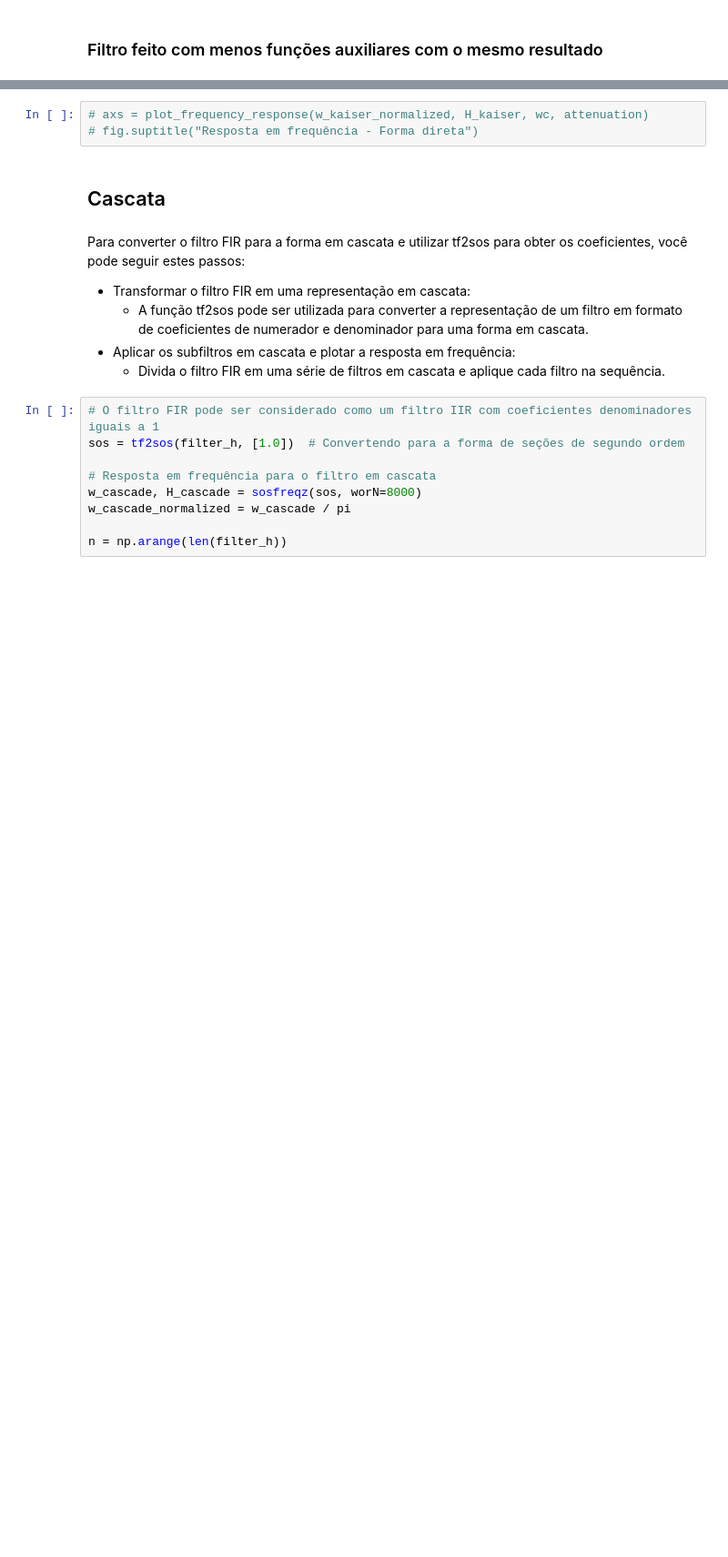
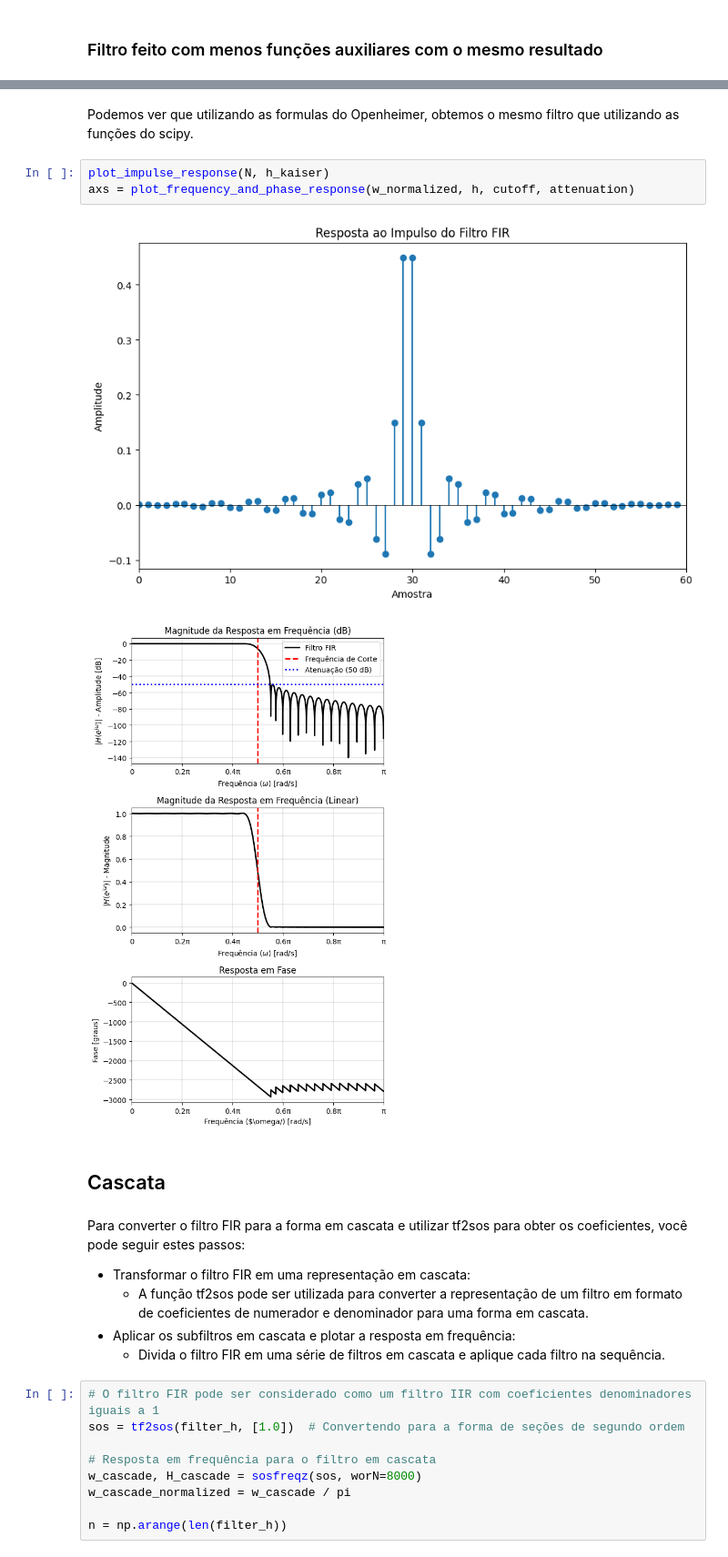
Before and after one commit to IvonLuiz/FIR_Filter_WindowMethod, a Jupyter notebook: notebook/FIR.ipynb, the cells around one changed output, grey strips where cells are left out. Shown at 91% size. Saved outputs shown, nothing was run; the diff lists cells and outputs as text; blank space fills up the shorter version.

Commit message:
frequency transformations

```diff
--- a/notebook/FIR.ipynb
+++ b/notebook/FIR.ipynb
@@ -234,6 +251,11 @@ plot_group_delay(w_group_delay, group_delay, color='red', legend='Atraso de Grup
-# %%
-# axs = plot_frequency_response(w_kaiser_normalized, H_kaiser, wc, attenuation)
-# fig.suptitle("Resposta em frequência - Forma direta")
+# %% [markdown]
+Podemos ver que utilizando as formulas do Openheimer, obtemos o mesmo filtro que utilizando as funções do scipy.
+# %%
+plot_impulse_response(N, h_kaiser)
+axs = plot_frequency_and_phase_response(w_normalized, h, cutoff, attenuation)
+# %% [output]
+[figure, added]
+[figure, added]
 # %% [markdown]
 ## Cascata
 # %% [markdown]
```
Also changed, not shown: parts of 26 cells of this notebook.
